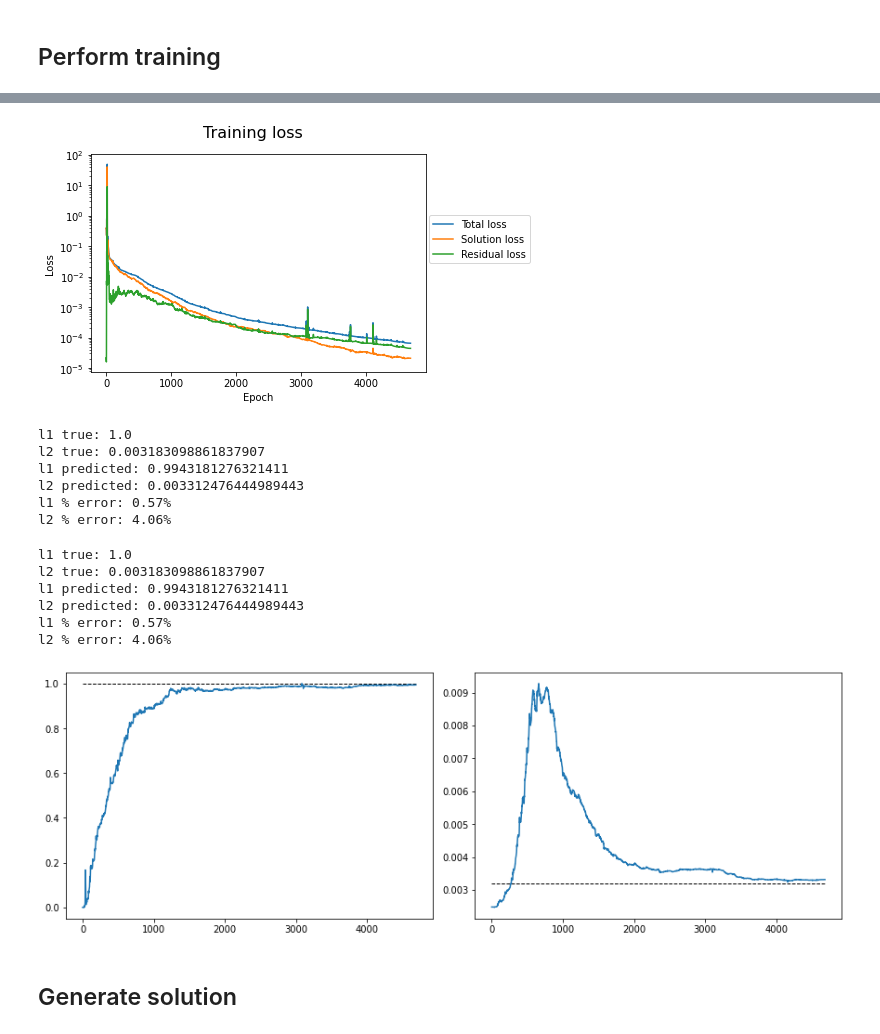
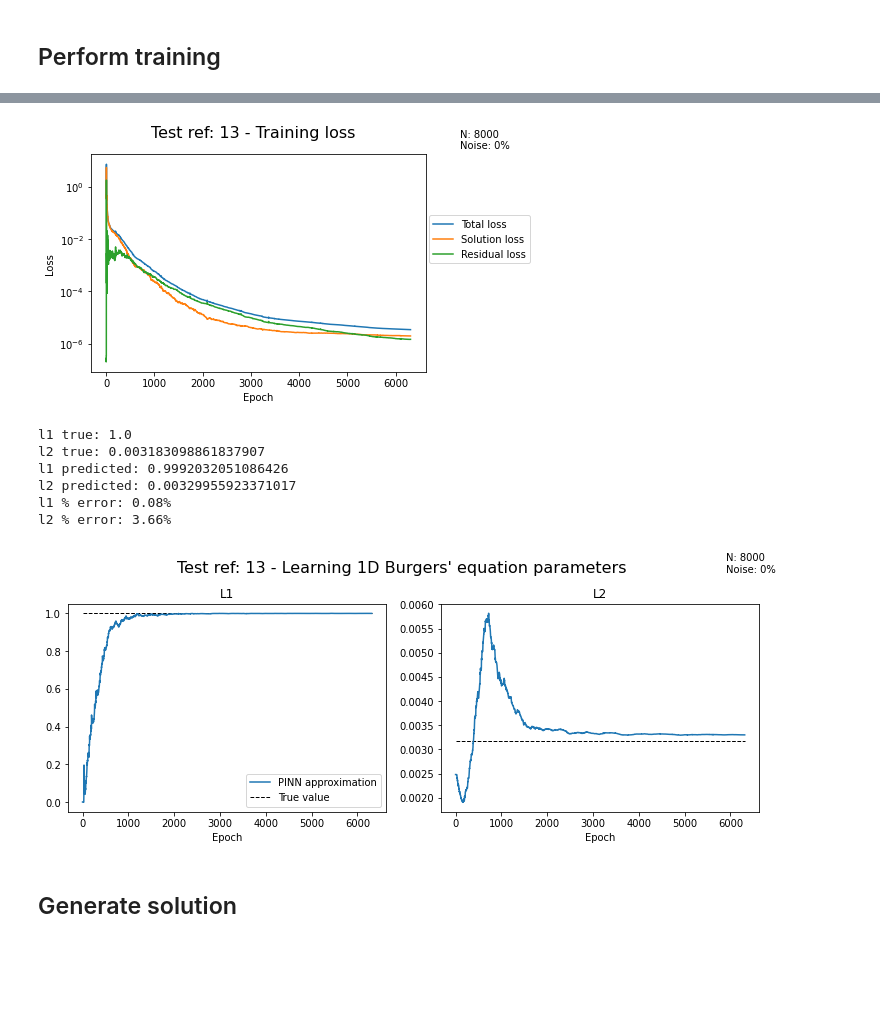
Before and after one commit to StephenTGibson/COMP527-colabNotebooks, a Jupyter notebook: COMP702-MScProject/PINN_method_for_1D_Burgers'_equation_inverse_problem_experiments.ipynb, the cells around one changed output, grey strips where cells are left out. Cells and saved outputs as stored; diff of their text form; code cells hidden in the pictures; blank space fills up the shorter version.

```diff
--- a/COMP702-MScProject/PINN_method_for_1D_Burgers'_equation_inverse_problem_experiments.ipynb
+++ b/COMP702-MScProject/PINN_method_for_1D_Burgers'_equation_inverse_problem_experiments.ipynb
@@ -167,10 +150,17 @@ testNumber
 # %%
+N = 8000 # number training points: 1000, 2000, 4000, 8000
+noise = 0 # percent: 0, 2, 4, 8
+
+NArray = dataGenerator_1D_BurgersInverse(FD_solution, N)
+addedNoise = rng.normal(0, 1, NArray.shape[0]) * NArray[:,-1].max() * (noise/100)
+NArray[:,-1] = NArray[:,-1] + addedNoise
+
 # define network characteristics
 hiddenLayers = 7
 nodesPerLayer = 20
 activationFunction = nn.Tanh()
 maxIterations = 50000
-maxEvaluations = 50000
+maxEvaluations = 500000
 l1_init = 0.
 l2_init = -6.
 inverseProblem = True
@@ -219,18 +202,17 @@ model.history[-1,0]
 # %%
 # plot training loss curves
-utilityFunctions.trainingHistoryPlot(model.history, ['Total loss', 'Solution loss', 'Residual loss'], 'Loss', 'Training loss', yLogAx=True)
+fig = utilityFunctions.trainingHistoryPlot(model.history, ['Total loss', 'Solution loss', 'Residual loss'], 'Loss', f"Test ref: {testNumber} - Training loss", yLogAx=True)
+
+fig.text(0.98, 0.9, f'N: {N}\nNoise: {noise}%')
+
+fig.savefig(f"/content/gdrive/My Drive/pinns/Test ref: {testNumber} - Loss curve", bbox_inches='tight')
+
 plt.show()
 # %% [output]
-[figure, old version]
+[figure, new version]
 # %%
 print(f'l1 true: {l1}')
 print(f'l2 true: {l2}')
-
-l1Pred = model.lxHistory[-1,0]
-l2Pred = model.lxHistory[-1,1]
-
-l1Err = 100 * abs(l1Pred - l1) / l1
-l2Err = 100 * abs(l2Pred - l2) / l2
 
 print(f'l1 predicted: {l1Pred}')
 print(f'l2 predicted: {l2Pred}')
@@ -240,38 +222,39 @@ print(f'l2 % error: {l2Err:.2f}%')
 # %% [output]
 l1 true: 1.0
 l2 true: 0.003183098861837907
-l1 predicted: 0.9943181276321411
-l2 predicted: 0.003312476444989443
-l1 % error: 0.57%
-l2 % error: 4.06%
+l1 predicted: 0.9992032051086426
+l2 predicted: 0.00329955923371017
+l1 % error: 0.08%
+l2 % error: 3.66%
 # %%
-# create figure using gridspec to structure subplots
-fig = plt.figure(
-    figsize=(12, 4),
-    constrained_layout=True
+fig, [l1Ax, l2Ax] = plt.subplots(1,2,
+    figsize=(10, 4),
+    constrained_layout=True,
     )
-gs = GridSpec(1, 4, figure=fig)
 
-# add solution plot
-l1Ax = fig.add_subplot(gs[:,:2])
-l1Ax.plot(model.lxHistory[:,0])
-l1Ax.hlines(y=l1, xmin=0, xmax=model.lxHistory.shape[0], color='k', linestyle='dashed', linewidth=1)
-# l1Ax.set_yscale('log')
+l1Ax.plot(model.lxHistory[:,0],
+          label='PINN approximation')
+l1Ax.hlines(y=l1, xmin=0, xmax=model.lxHistory.shape[0], color='k', linestyle='dashed', linewidth=1,
+            label='True value')
+l1Ax.set_title('L1')
+l1Ax.set_xlabel('Epoch')
 
-l2Ax = fig.add_subplot(gs[:,2:])
+l1Ax.legend()
+
 l2Ax.plot(model.lxHistory[:,1])
 l2Ax.hlines(y=l2, xmin=0, xmax=model.lxHistory.shape[0], color='k', linestyle='dashed', linewidth=1)
-# l2Ax.set_yscale('log')
+l2Ax.set_title('L2')
+l2Ax.set_xlabel('Epoch')
+
+fig.suptitle(f"Test ref: {testNumber} - Learning 1D Burgers' equation parameters", fontsize=16)
+
+fig.text(0.95, 0.95, f'N: {N}\nNoise: {noise}%')
+
+fig.savefig(f"/content/gdrive/My Drive/pinns/Test ref: {testNumber} - Learning 1D Burgers' equation parameters", bbox_inches='tight')
 
 plt.show()
 # %% [output]
-l1 true: 1.0
-l2 true: 0.003183098861837907
-l1 predicted: 0.9943181276321411
-l2 predicted: 0.003312476444989443
-l1 % error: 0.57%
-l2 % error: 4.06%
-[figure, old version]
+[figure, new version]
 # %% [markdown]
 ## Generate solution
 # %%
```
Also changed, not shown: parts of 13 cells of this notebook.
